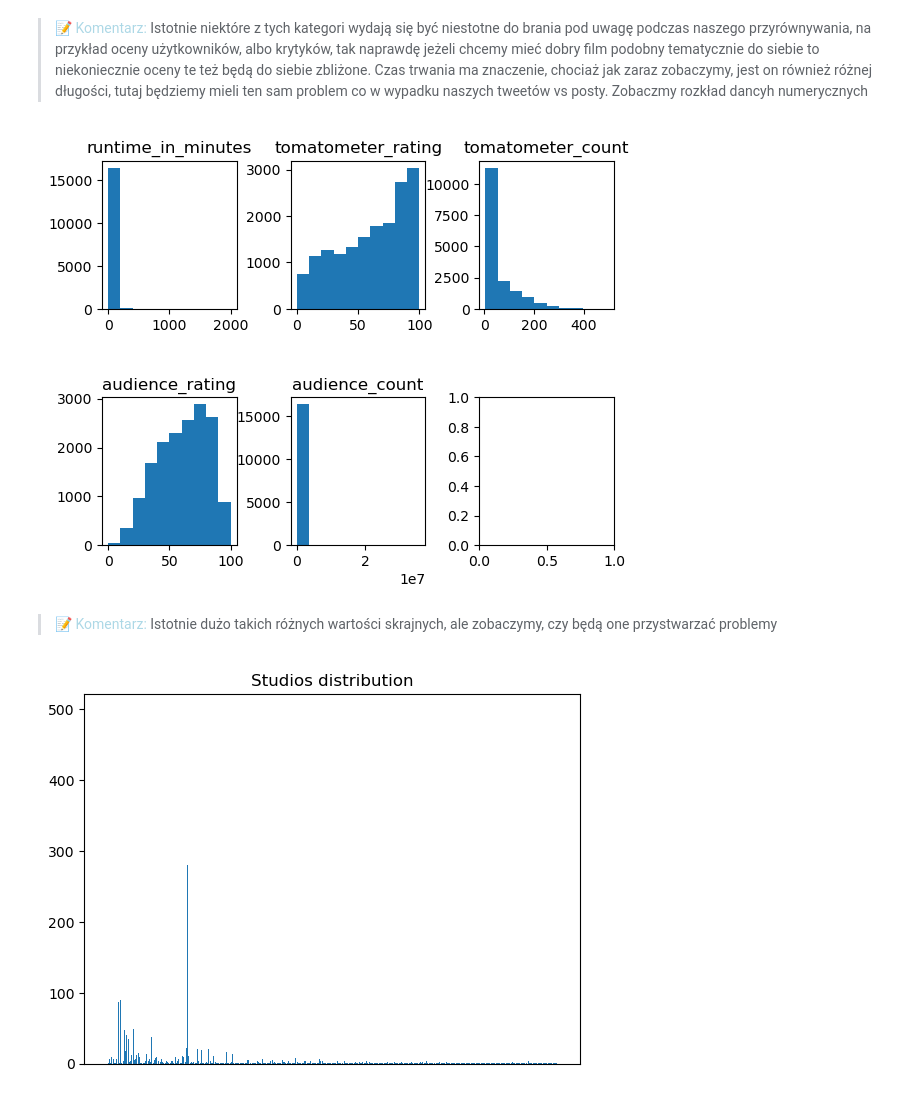
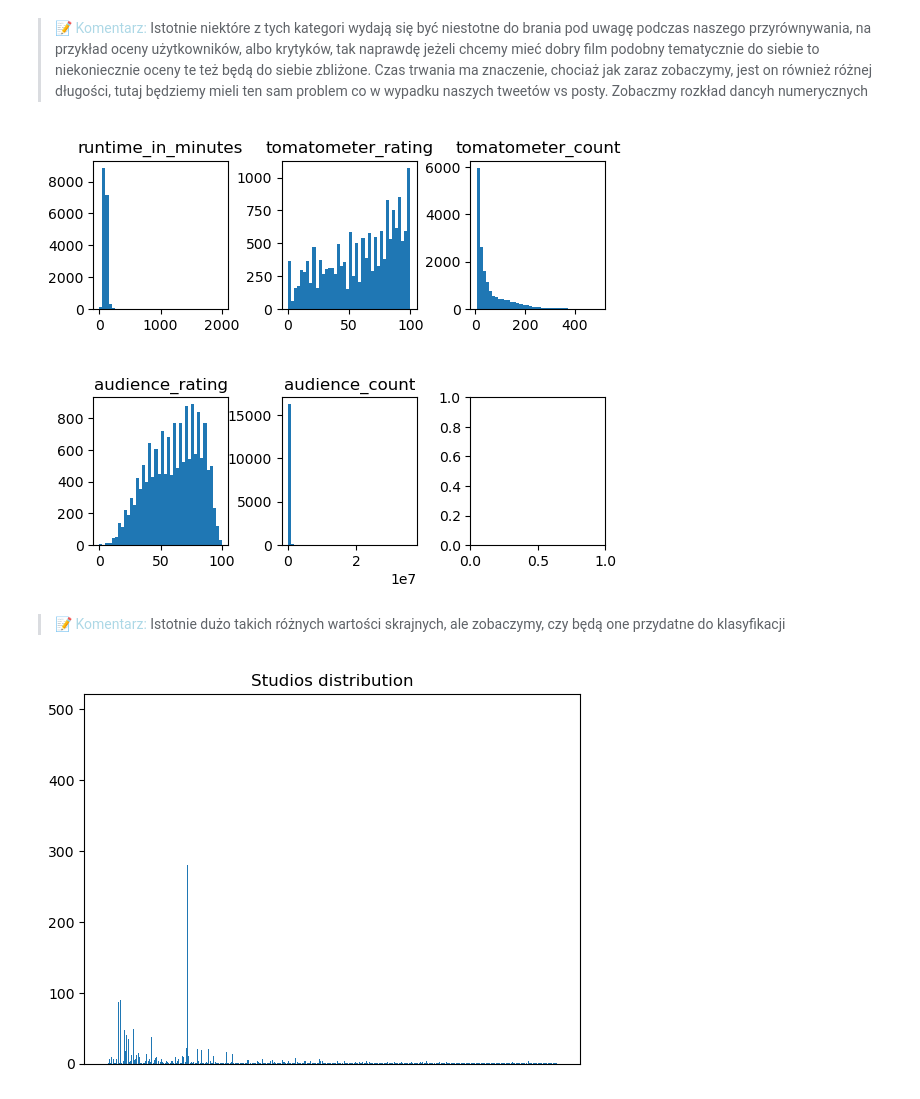
Before and after one commit to JHeczko/dataScience_kurs, a Jupyter notebook: Clusterization/Advanced/clusterization_advanced.ipynb, the cells around one changed output. Drawn from its saved outputs; the diff is of its cells as text; code cells hidden in the pictures.

```diff
--- a/Clusterization/Advanced/clusterization_advanced.ipynb
+++ b/Clusterization/Advanced/clusterization_advanced.ipynb
@@ -65,24 +74,23 @@ plt.show()
 > 📝 <span style="color:lightblue">Komentarz:</span> Istotnie niektóre z tych kategori wydają się być niestotne do brania pod uwagę podczas naszego przyrównywania, na przykład oceny użytkowników, albo krytyków, tak naprawdę jeżeli chcemy mieć dobry film podobny tematycznie do siebie to niekoniecznie oceny te też będą do siebie zbliżone. Czas trwania ma znaczenie, chociaż jak zaraz zobaczymy, jest on również różnej długości, tutaj będziemy mieli ten sam problem co w wypadku naszych tweetów vs posty. Zobaczmy rozkład dancyh numerycznych
 # %%
 fix,axs = plt.subplots(nrows=2,ncols=3)
-
 for ax,col in zip(axs.flatten(),numeric_labels):
-    ax.hist(data[col].values)
+    ax.hist(x=data[col], bins=40)
     ax.set_title(col)
 
 plt.subplots_adjust(
     left=0.1,    # Space from the left edge of the figure
     right=0.9,   # Space from the right edge of the figure
     top=0.9,     # Space from the top edge of the figure
     bottom=0.1,  # Space from the bottom edge of the figure
     wspace=0.4,  # Width space between subplots
     hspace=0.6   # Height space between subplots
 )
 plt.show()
 # %% [output]
-[figure, old version]
+[figure, new version]
 # %% [markdown]
-> 📝 <span style="color:lightblue">Komentarz:</span> Istotnie dużo takich różnych wartości skrajnych, ale zobaczymy, czy będą one przystwarzać problemy
+> 📝 <span style="color:lightblue">Komentarz:</span> Istotnie dużo takich różnych wartości skrajnych, ale zobaczymy, czy będą one przydatne do klasyfikacji
 # %%
 cnt = Counter(data['studio_name'])
 studios, count = list(cnt.keys()), list(cnt.values())
```
Also changed, not shown: parts of 13 cells of this notebook.
